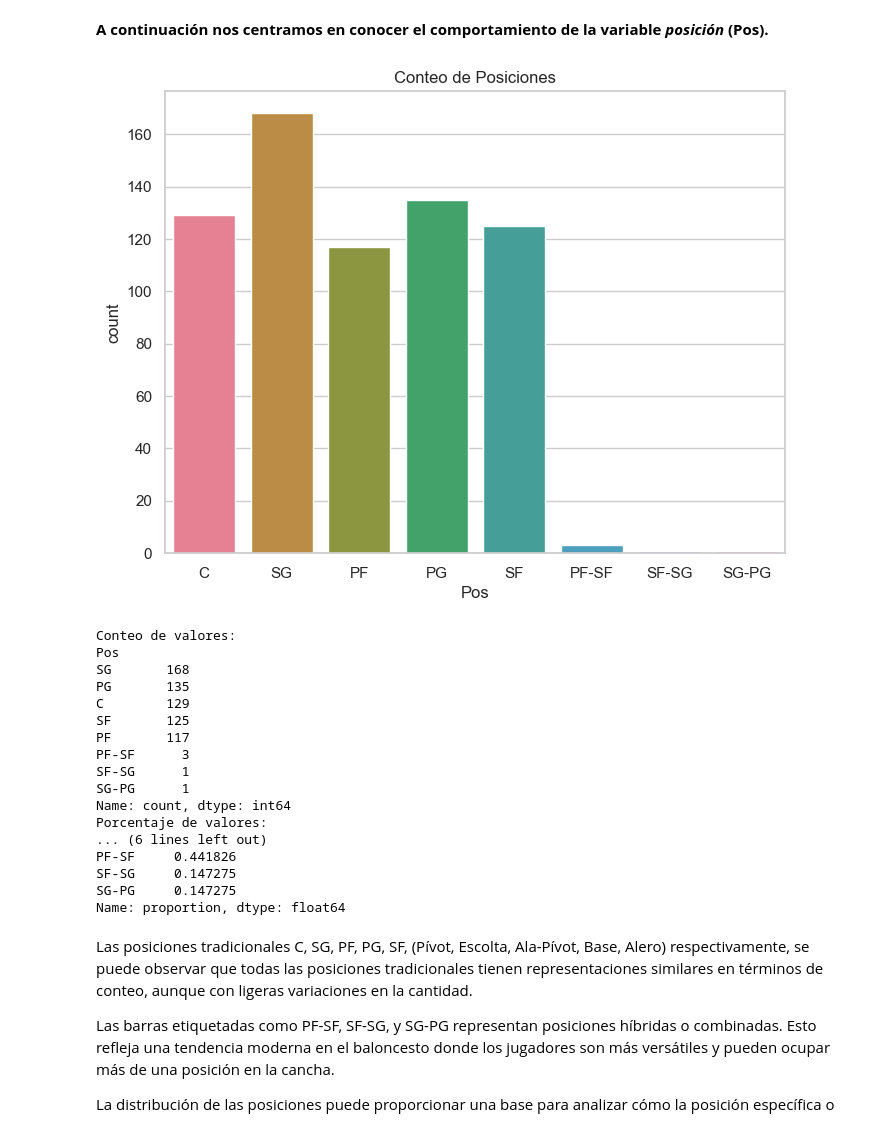
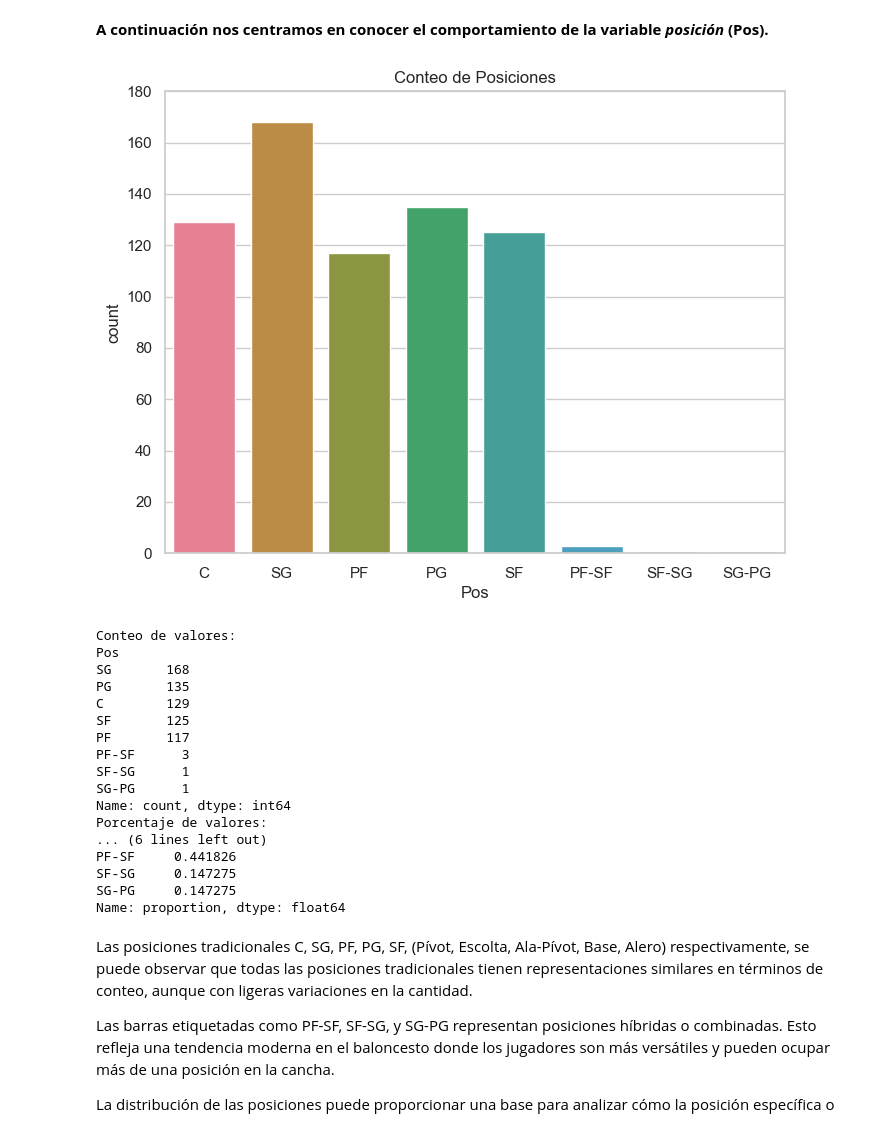
Before and after one commit to ItziCG/EDA_NBA, a Jupyter notebook: src/utils/EDA.ipynb, the cells around one changed output. Drawn from its saved outputs; the diff is of its cells as text; code cells hidden in the pictures.

```diff
--- a/src/utils/EDA.ipynb
+++ b/src/utils/EDA.ipynb
@@ -756,20 +756,21 @@ Contribuye a la hipótesis de que el número de juegos jugados está relacionado
 # %%
 conteo = df['Pos'].value_counts()
 porcentaje = df['Pos'].value_counts(normalize=True) * 100
 
 plt.figure(figsize=(8, 6))
 sns.countplot(x='Pos', data=df, hue='Pos', palette='husl', legend=False)
 plt.title('Conteo de Posiciones')
+plt.ylim(0, 180)
 plt.savefig(f'../doc/Gráficos/AU_Pos.png')
 plt.show()
 
 print("Conteo de valores:")
 print(conteo)
 print("Porcentaje de valores:")
 print(porcentaje)
 #cambiar escala eje y
 # %% [output]
-[figure, old version]
+[figure, new version]
 Conteo de valores:
 Pos
 SG       168
```
Also changed, not shown: parts of 10 cells of this notebook, 11 other files.
